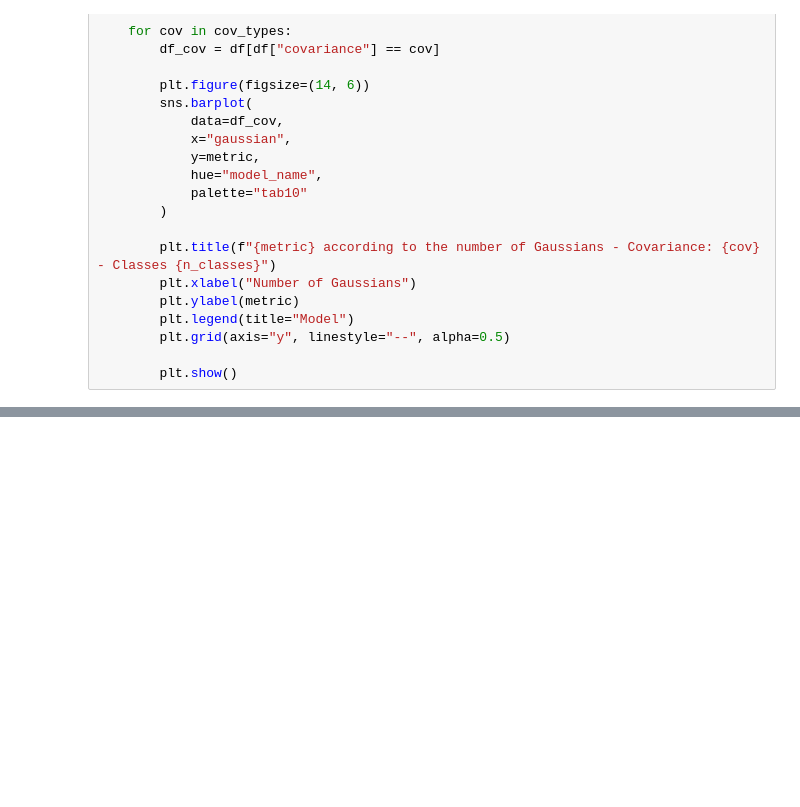
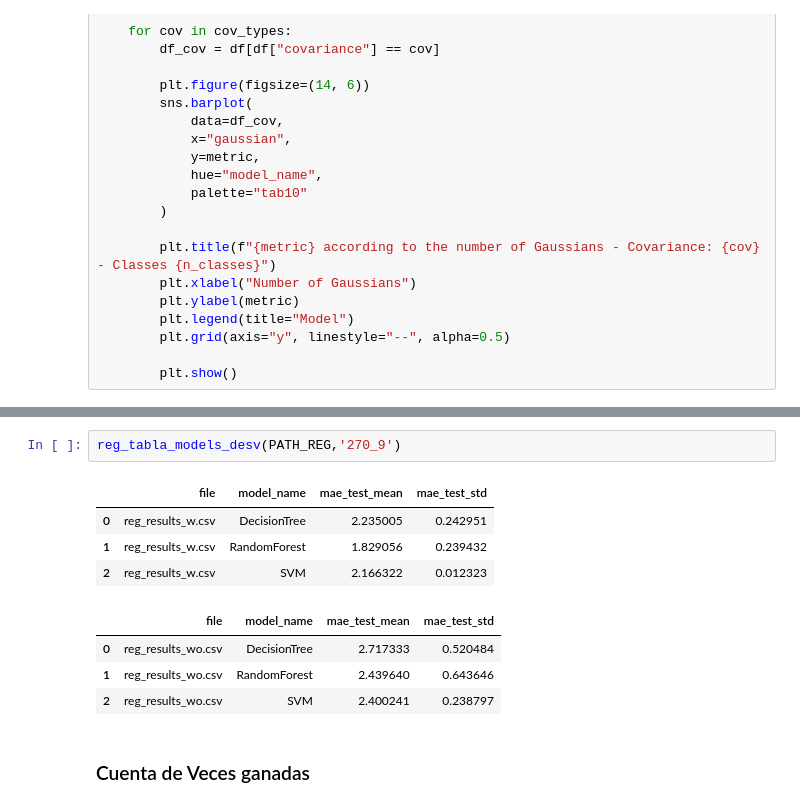
Before and after one commit to Semillero-SOFA/ici-estimation-gmm-extended, a Jupyter notebook: Results/plot_results.ipynb, the cells around one changed output, grey strips where cells are left out. Drawn from its saved outputs; the diff is of its cells as text; blank space fills up the shorter version.

```diff
--- a/Results/plot_results.ipynb
+++ b/Results/plot_results.ipynb
@@ -80,0 +245,13 @@ plot_results_classification(df, "acc_test")
+# %%
+reg_tabla_models_desv(PATH_REG,'270_9')
+# %% [output]
+|  | file | model_name | mae_test_mean | mae_test_std |
+| 0 | reg_results_w.csv | DecisionTree | 2.235005 | 0.242951 |
+| 1 | reg_results_w.csv | RandomForest | 1.829056 | 0.239432 |
+| 2 | reg_results_w.csv | SVM | 2.166322 | 0.012323 |
+|  | file | model_name | mae_test_mean | mae_test_std |
+| 0 | reg_results_wo.csv | DecisionTree | 2.717333 | 0.520484 |
+| 1 | reg_results_wo.csv | RandomForest | 2.439640 | 0.643646 |
+| 2 | reg_results_wo.csv | SVM | 2.400241 | 0.238797 |
+# %% [markdown]
+### Cuenta de Veces ganadas
```
Also changed, not shown: parts of 31 cells of this notebook, 4 other files.
